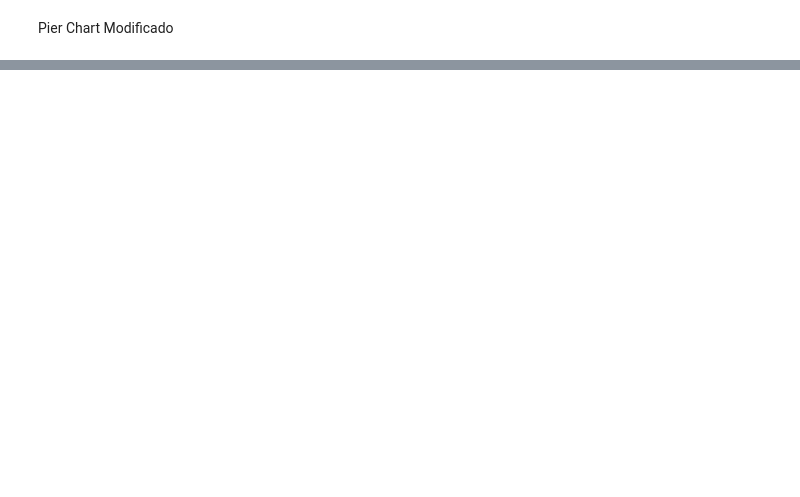
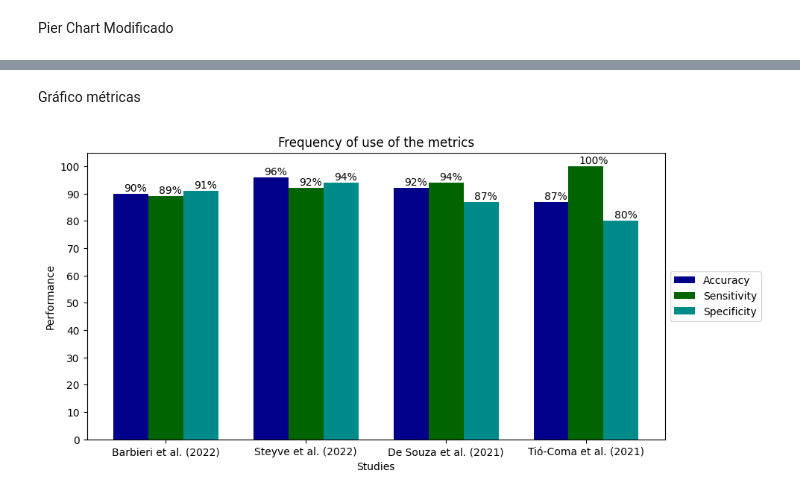
Before and after one commit to jacksrenan/Charts, a Jupyter notebook: Gráficos_douto.ipynb, the cells around one changed output, grey strips where cells are left out. Saved outputs shown, nothing was run; the diff lists cells and outputs as text; code cells hidden in the pictures; blank space fills up the shorter version.

```diff
--- a/Gráficos_douto.ipynb
+++ b/Gráficos_douto.ipynb
@@ -137,0 +264,49 @@ plt.show()
+# %% [markdown]
+Gráfico métricas
+# %%
+import numpy as np
+import matplotlib.pyplot as plt
+
+# Métricas
+Accuracy = [90, 96, 92, 87]
+Sensitivity = [89, 92, 94, 100]
+Specificity = [91, 94, 87, 80]
+
+# Tamanho
+barWidth = 0.25
+
+# Alimentando o gráfico
+plt.figure(figsize=(10,5))
+
+# Definindo posição das barras
+r1 = np.arange(len(Accuracy))
+r2 = [x + barWidth for x in r1]
+r3 = [x + barWidth for x in r2]
+
+# Criando as barras
+plt.bar(r1, Accuracy, color='#00008B', width=barWidth, label='Accuracy')
+plt.bar(r2, Sensitivity, color='#006400', width=barWidth, label='Sensitivity')
+plt.bar(r3, Specificity, color='#008B8B', width=barWidth, label='Specificity')
+
+# Adicionando valores nas barras com sinal de %
+for i in range(len(Accuracy)):
+    plt.text(x = r1[i] - 0.05, y = Accuracy[i] + 1, s = str(Accuracy[i]) + '%')
+    plt.text(x = r2[i] - 0.05, y = Sensitivity[i] + 1, s = str(Sensitivity[i]) + '%')
+    plt.text(x = r3[i] - 0.05, y = Specificity[i] + 1, s = str(Specificity[i]) + '%')
+
+# Adicionando legendas nas barras
+plt.xlabel('Studies')
+plt.xticks([r + barWidth for r in range(len(Accuracy))], ['Barbieri et al. (2022)', 'Steyve et al. (2022)', 'De Souza et al. (2021)', 'Tió-Coma et al. (2021)'])
+plt.ylabel('Performance')
+plt.title('Frequency of use of the metrics')
+
+# Definindo valores do eixo y
+plt.yticks(range(0, 101, 10))
+
+# Colocando a legenda ao lado do gráfico
+plt.legend(loc='center left', bbox_to_anchor=(1, 0.5))
+
+# Mostrando o gráfico
+plt.show()
+# %% [output]
+[figure, added]
```
Also changed, not shown: parts of 18 cells of this notebook.
